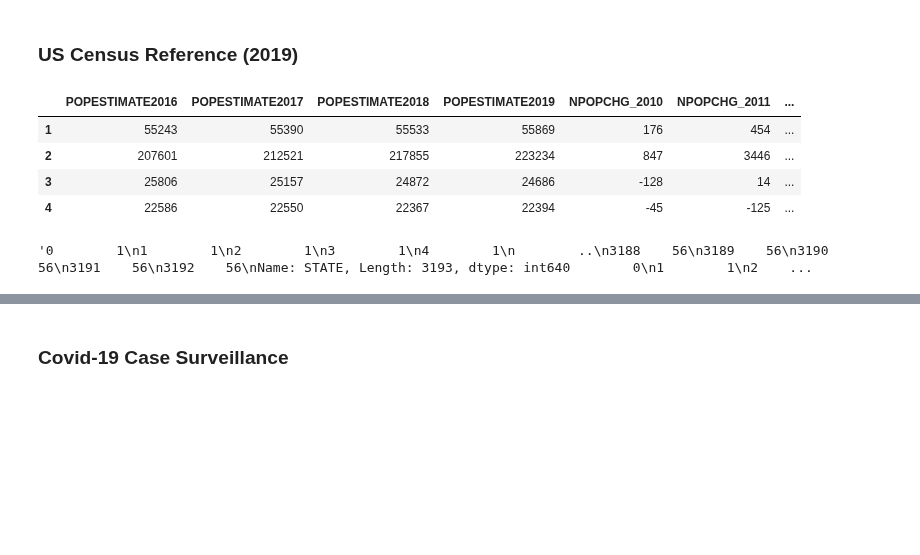
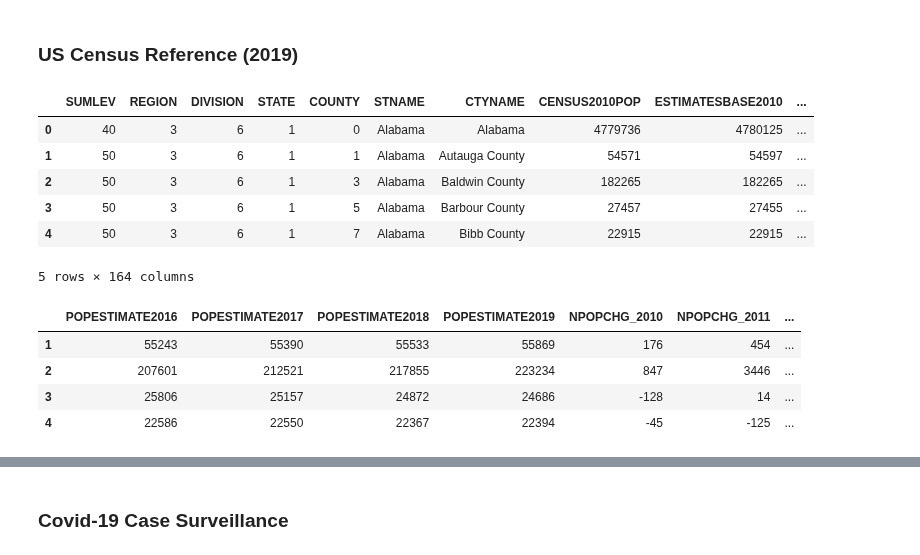
Before and after one commit to mgeffroy/P1-US-COVID-19-Vaccination-Campaign, a Jupyter notebook: P1_Data_Architecture.ipynb, the cells around one changed output, grey strips where cells are left out. Drawn from its saved outputs; the diff is of its cells as text; code cells hidden in the pictures; blank space fills up the shorter version.

```diff
--- a/P1_Data_Architecture.ipynb
+++ b/P1_Data_Architecture.ipynb
@@ -44,6 +58,15 @@ vaccination_df.head()
 ### US Census Reference (2019)
 # %%
 census_df = pd.read_csv("data/US_Census2019.csv")
+census_df.head()
+# %% [output]
+|  | SUMLEV | REGION | DIVISION | STATE | COUNTY | STNAME | CTYNAME | CENSUS2010POP | ESTIMATESBASE2010 | ... |
+| 0 | 40 | 3 | 6 | 1 | 0 | Alabama | Alabama | 4779736 | 4780125 | ... |
+| 1 | 50 | 3 | 6 | 1 | 1 | Alabama | Autauga County | 54571 | 54597 | ... |
+| 2 | 50 | 3 | 6 | 1 | 3 | Alabama | Baldwin County | 182265 | 182265 | ... |
+| 3 | 50 | 3 | 6 | 1 | 5 | Alabama | Barbour County | 27457 | 27455 | ... |
+| 4 | 50 | 3 | 6 | 1 | 7 | Alabama | Bibb County | 22915 | 22915 | ... |
+5 rows × 164 columns
 # %%
 census_df.iloc[1:5,15:23].head()
 # %% [output]
@@ -53,7 +76,5 @@ census_df.iloc[1:5,15:23].head()
 | 3 | 25806 | 25157 | 24872 | 24686 | -128 | 14 | ... |
 | 4 | 22586 | 22550 | 22367 | 22394 | -45 | -125 | ... |
 # %%
-census2 = census_df[["STATE", "COUNTY","STNAME","POPESTIMATE2019"]]
-str(census_df['STATE']) + str(census_df['COUNTY'])
+county_pop_df = census_df[["STATE", "COUNTY","STNAME","CTYNAME", "POPESTIMATE2019"]]
+# str(census_df['STATE']) + str(census_df['COUNTY'])
-# %% [output]
-'0        1\n1        1\n2        1\n3        1\n4        1\n        ..\n3188    56\n3189    56\n3190    56\n3191    56\n3192    56\nName: STATE, Length: 3193, dtype: int640        0\n1        1\n2    ...
```
Also changed, not shown: parts of 14 cells of this notebook.
